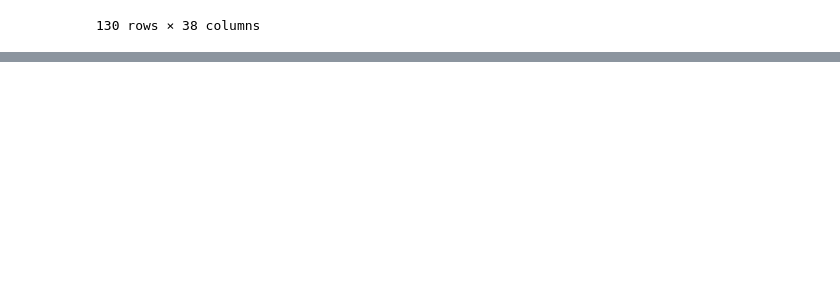
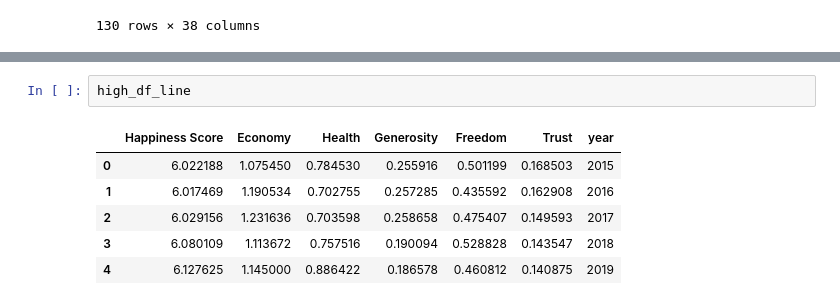
Before and after one commit to RachelNewberry/World_Happeniess_Project_1, a Jupyter notebook: world_happiness_versus_economic_freedom .ipynb, the cells around one changed output, grey strips where cells are left out. Drawn from its saved outputs; the diff is of its cells as text; blank space fills up the shorter version.

```diff
--- a/world_happiness_versus_economic_freedom .ipynb
+++ b/world_happiness_versus_economic_freedom .ipynb
@@ -345,0 +496,9 @@ df_final_sorted
+# %%
+high_df_line
+# %% [output]
+|  | Happiness Score | Economy | Health | Generosity | Freedom | Trust | year |
+| 0 | 6.022188 | 1.075450 | 0.784530 | 0.255916 | 0.501199 | 0.168503 | 2015 |
+| 1 | 6.017469 | 1.190534 | 0.702755 | 0.257285 | 0.435592 | 0.162908 | 2016 |
+| 2 | 6.029156 | 1.231636 | 0.703598 | 0.258658 | 0.475407 | 0.149593 | 2017 |
+| 3 | 6.080109 | 1.113672 | 0.757516 | 0.190094 | 0.528828 | 0.143547 | 2018 |
+| 4 | 6.127625 | 1.145000 | 0.886422 | 0.186578 | 0.460812 | 0.140875 | 2019 |
```
Also changed, not shown: parts of 15 cells of this notebook.
